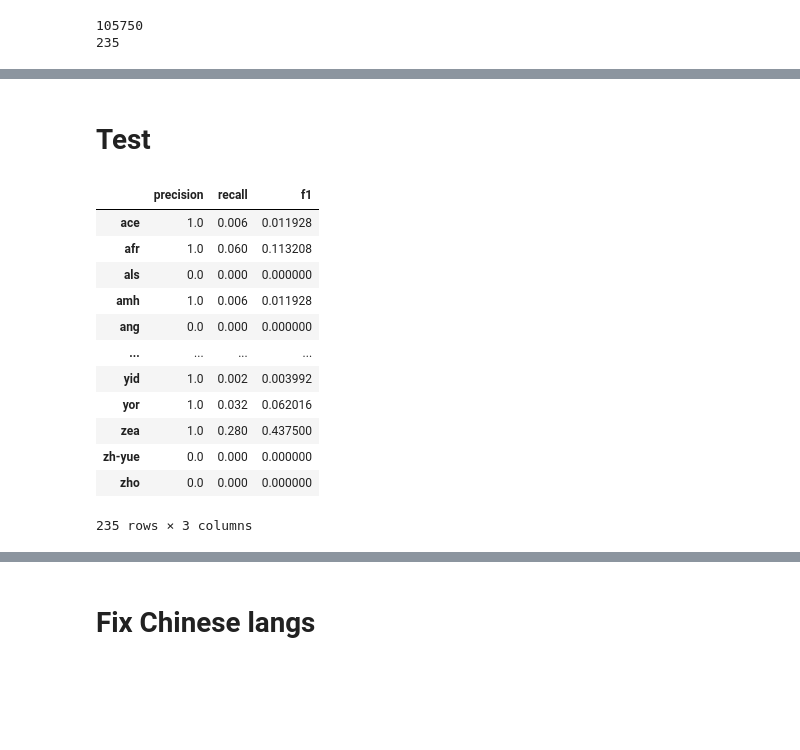
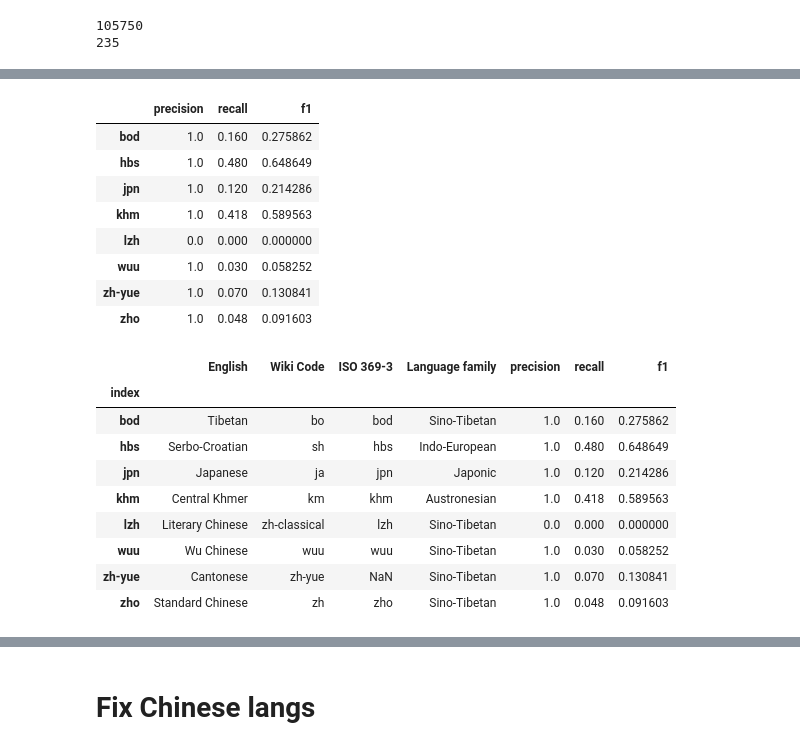
Before and after one commit to tsimafeip/nn-hackathon, a Jupyter notebook: LangDetector.ipynb, the cells around one changed output, grey strips where cells are left out. Cells and saved outputs as stored; diff of their text form; code cells hidden in the pictures; blank space fills up the shorter version.

```diff
--- a/LangDetector.ipynb
+++ b/LangDetector.ipynb
@@ -249 +251,3 @@ def precision(y_true, y_pred): #taken from old keras source code
+# %%
+train_metrics = [tf.metrics.categorical_accuracy, precision_train, recall_train, f1_train]
 # %% [markdown]
@@ -280,14 +284,13 @@ Trainable params: 20,997,863
 Non-trainable params: 0
 _________________________________________________________________
 # %%
-cnn_model.compile(loss='categorical_crossentropy', optimizer='adam', metrics=['accuracy', f1, recall, precision])
+cnn_model.compile(loss='categorical_crossentropy', optimizer='adam', metrics=train_metrics)
 # %%
 cnn_cp_path = data_path+'model_cnn.hdf5'
 cnn_cp=ModelCheckpoint(cnn_cp_path, monitor='val_loss',save_best_only=True)
 # %%
 cnn_model.fit(train_X, dummy_y_train, batch_size=512, epochs=5,
               validation_data=(val_X, dummy_y_val),
-              callbacks = [cnn_cp]
-             )
+              callbacks = [cnn_cp])
 # %% [output]
 Epoch 1/5
@@ -402,5 +369,3 @@ def met(y_true, y_pred):
-# %% [markdown]
-# Test
 # %%
 ps = []
 rs = []
@@ -412,7 +377,7 @@ for lan in tqdm(range(num_classes)):
     y[:, lan] = 1
     y = y.astype('float32')
     y_pred = cnn_model.predict(x)
-    p, r, f = met(y, y_pred)
+    p, r, f = combined_metric(y, y_pred)
     ps.append(p.numpy())
     rs.append(r.numpy())
     fs.append(f.numpy())
@@ -425,22 +390,31 @@ raw_metrics = pd.DataFrame(
     })
 # %%
 metrics = raw_metrics.rename(class_to_language, axis='index')
-bad_quality_metrics = metrics[metrics.f1 < 0.7]
+bad_quality_metrics = metrics[metrics.recall < 0.5]
 bad_quality_metrics
 # %% [output]
 |  | precision | recall | f1 |
-| ace | 1.0 | 0.006 | 0.011928 |
-| afr | 1.0 | 0.060 | 0.113208 |
-| als | 0.0 | 0.000 | 0.000000 |
-| amh | 1.0 | 0.006 | 0.011928 |
-| ang | 0.0 | 0.000 | 0.000000 |
-| ... | ... | ... | ... |
-| yid | 1.0 | 0.002 | 0.003992 |
-| yor | 1.0 | 0.032 | 0.062016 |
-| zea | 1.0 | 0.280 | 0.437500 |
-| zh-yue | 0.0 | 0.000 | 0.000000 |
-| zho | 0.0 | 0.000 | 0.000000 |
+| bod | 1.0 | 0.160 | 0.275862 |
+| hbs | 1.0 | 0.480 | 0.648649 |
+| jpn | 1.0 | 0.120 | 0.214286 |
+| khm | 1.0 | 0.418 | 0.589563 |
+| lzh | 0.0 | 0.000 | 0.000000 |
+| wuu | 1.0 | 0.030 | 0.058252 |
+| zh-yue | 1.0 | 0.070 | 0.130841 |
+| zho | 1.0 | 0.048 | 0.091603 |
-235 rows × 3 columns
 # %%
 lab = labels.set_index('Label')
 bad_quality_labels = lab.loc[lab.index.intersection(bad_quality_metrics.index)]
+res = pd.merge(bad_quality_labels.reset_index(), bad_quality_metrics.reset_index()).set_index('index')
+res
+# %% [output]
+|  | English | Wiki Code | ISO 369-3 | Language family | precision | recall | f1 |
+| index |  |  |  |  |  |  |  |
+| bod | Tibetan | bo | bod | Sino-Tibetan | 1.0 | 0.160 | 0.275862 |
+| hbs | Serbo-Croatian | sh | hbs | Indo-European | 1.0 | 0.480 | 0.648649 |
+| jpn | Japanese | ja | jpn | Japonic | 1.0 | 0.120 | 0.214286 |
+| khm | Central Khmer | km | khm | Austronesian | 1.0 | 0.418 | 0.589563 |
+| lzh | Literary Chinese | zh-classical | lzh | Sino-Tibetan | 0.0 | 0.000 | 0.000000 |
+| wuu | Wu Chinese | wuu | wuu | Sino-Tibetan | 1.0 | 0.030 | 0.058252 |
+| zh-yue | Cantonese | zh-yue | NaN | Sino-Tibetan | 1.0 | 0.070 | 0.130841 |
+| zho | Standard Chinese | zh | zho | Sino-Tibetan | 1.0 | 0.048 | 0.091603 |
```
Also changed, not shown: parts of 69 cells of this notebook.
